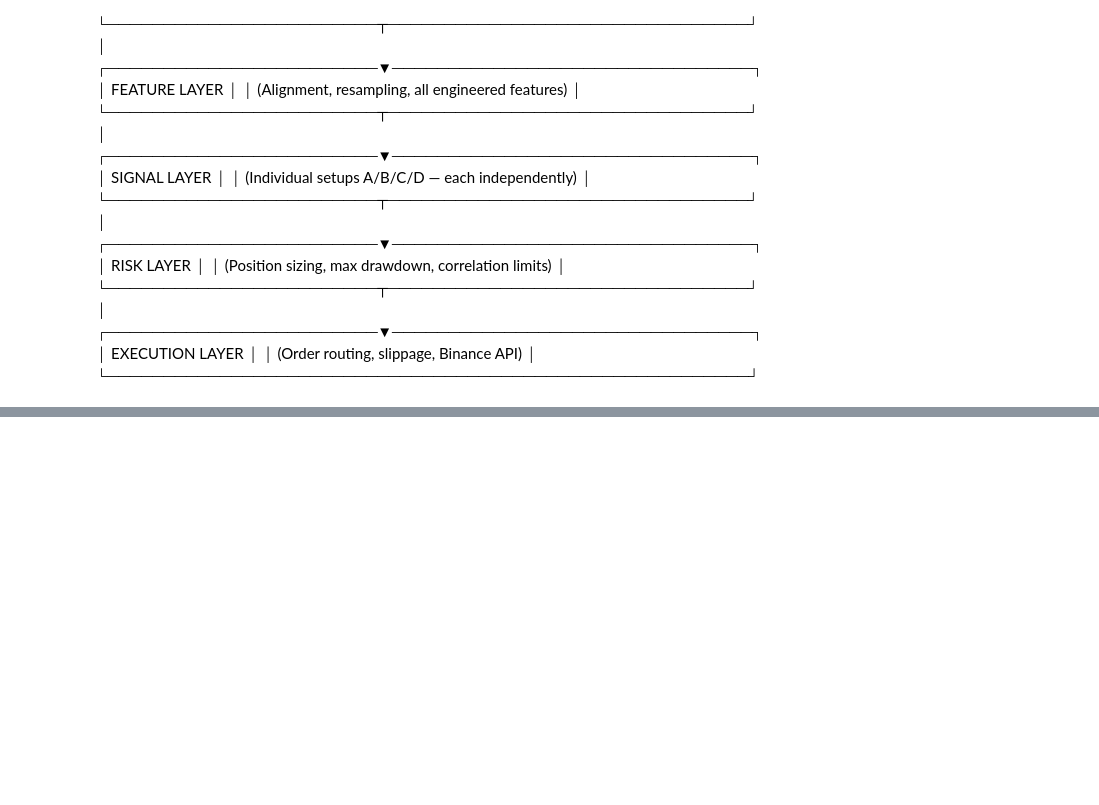
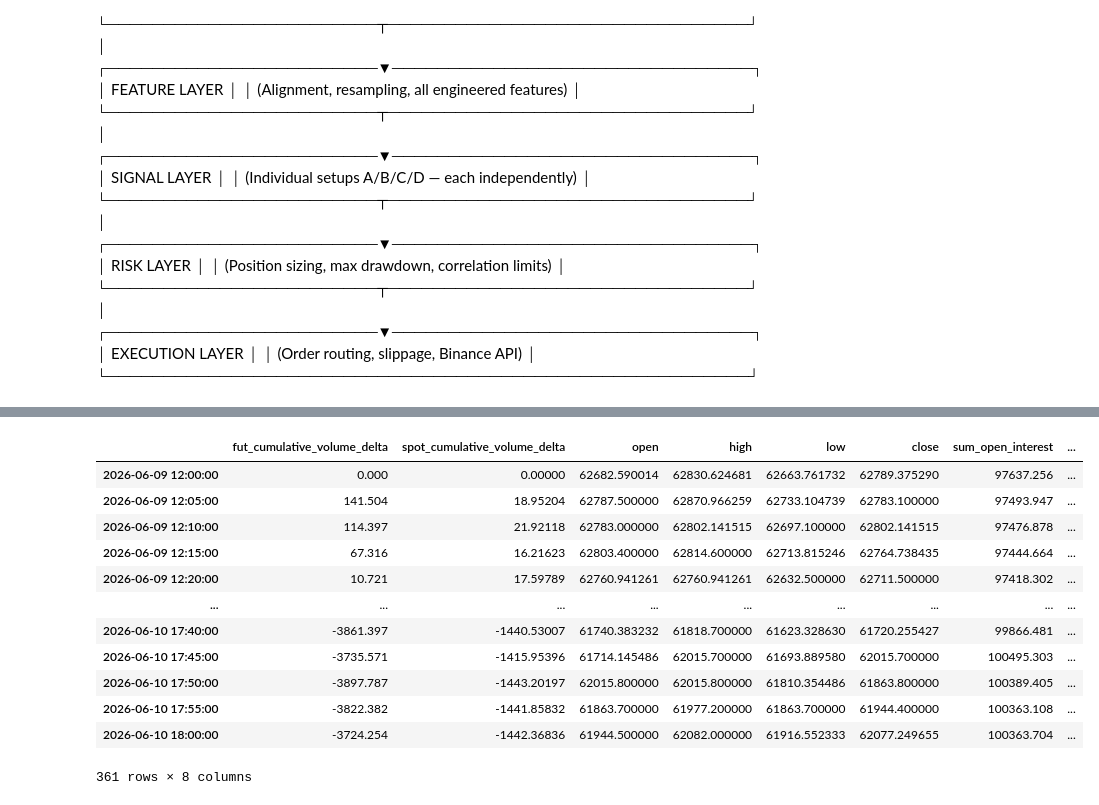
Before and after one commit to JS195/orderflow-alpha, a Jupyter notebook: notebooks/scratch.ipynb, the cells around one changed output, grey strips where cells are left out. Cells and saved outputs as stored; diff of their text form; code cells hidden in the pictures; blank space fills up the shorter version.

```diff
--- a/notebooks/scratch.ipynb
+++ b/notebooks/scratch.ipynb
@@ -81,5 +60,32 @@ open_time
 # %%
-combined = pd.concat([fut_trades['fut_cumulative_volume_delta'], spot['spot_cumulative_volume_delta'], mark_5m, oi['sum_open_interest'], funding['funding_rate_annualized']], axis=1)
+combined = pd.concat([
+    fut_cvd.rename("fut_cumulative_volume_delta"),
+    spot_cvd.rename("spot_cumulative_volume_delta"),
+    ohlc,
+    oi_tf.rename("sum_open_interest"),
+    funding_annualized.rename("funding_rate_annualized"),
+], axis=1)
+
+combined = combined.loc[start.floor(timeframe):end]
+
+for col in ["fut_cumulative_volume_delta", "spot_cumulative_volume_delta"]:
+    combined[col] = combined[col] - combined[col].dropna().iloc[0]
+
+combined
+# %% [output]
+|  | fut_cumulative_volume_delta | spot_cumulative_volume_delta | open | high | low | close | sum_open_interest | ... |
+| 2026-06-09 12:00:00 | 0.000 | 0.00000 | 62682.590014 | 62830.624681 | 62663.761732 | 62789.375290 | 97637.256 | ... |
+| 2026-06-09 12:05:00 | 141.504 | 18.95204 | 62787.500000 | 62870.966259 | 62733.104739 | 62783.100000 | 97493.947 | ... |
+| 2026-06-09 12:10:00 | 114.397 | 21.92118 | 62783.000000 | 62802.141515 | 62697.100000 | 62802.141515 | 97476.878 | ... |
+| 2026-06-09 12:15:00 | 67.316 | 16.21623 | 62803.400000 | 62814.600000 | 62713.815246 | 62764.738435 | 97444.664 | ... |
+| 2026-06-09 12:20:00 | 10.721 | 17.59789 | 62760.941261 | 62760.941261 | 62632.500000 | 62711.500000 | 97418.302 | ... |
+| ... | ... | ... | ... | ... | ... | ... | ... | ... |
+| 2026-06-10 17:40:00 | -3861.397 | -1440.53007 | 61740.383232 | 61818.700000 | 61623.328630 | 61720.255427 | 99866.481 | ... |
+| 2026-06-10 17:45:00 | -3735.571 | -1415.95396 | 61714.145486 | 62015.700000 | 61693.889580 | 62015.700000 | 100495.303 | ... |
+| 2026-06-10 17:50:00 | -3897.787 | -1443.20197 | 62015.800000 | 62015.800000 | 61810.354486 | 61863.800000 | 100389.405 | ... |
+| 2026-06-10 17:55:00 | -3822.382 | -1441.85832 | 61863.700000 | 61977.200000 | 61863.700000 | 61944.400000 | 100363.108 | ... |
+| 2026-06-10 18:00:00 | -3724.254 | -1442.36836 | 61944.500000 | 62082.000000 | 61916.552333 | 62077.249655 | 100363.704 | ... |
+361 rows × 8 columns
 # %%
 from orderflow import build_order_flow_chart
 
```
Also changed, not shown: parts of 2 cells of this notebook.
